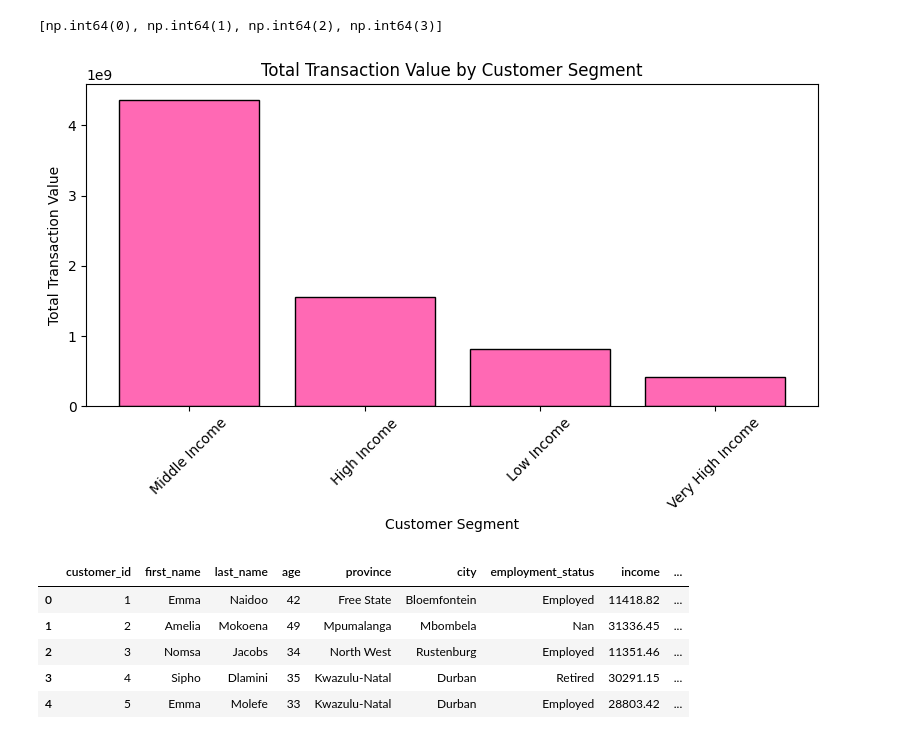
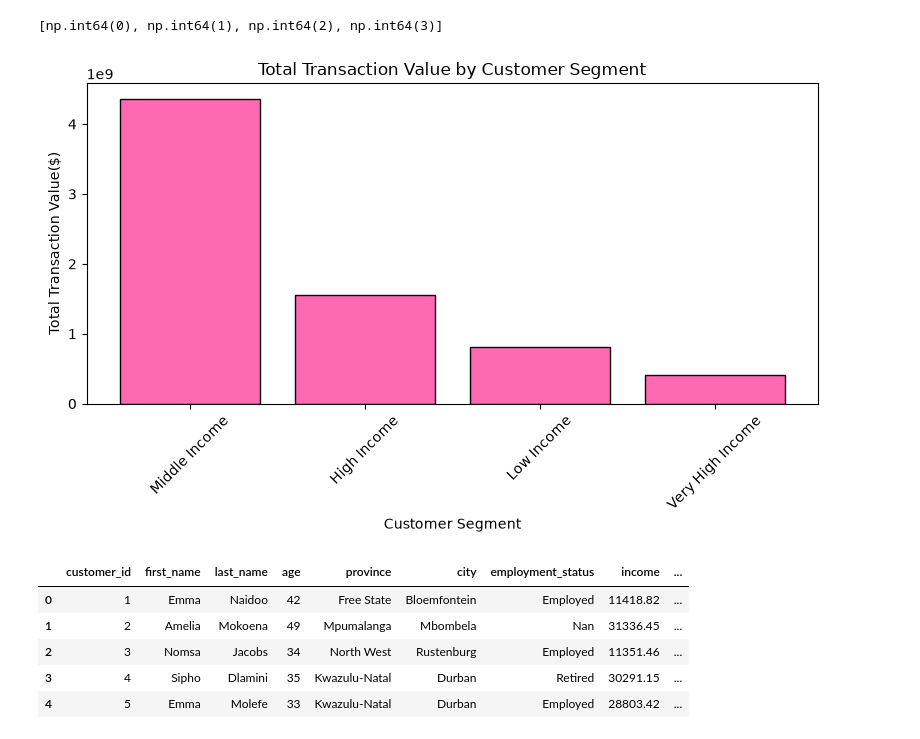
Before and after one commit to akonamajongile-a11y/bankguard, a Jupyter notebook: notebooks/Siziphiwe_bankguard.ipynb, the cells around one changed output. Saved outputs shown, nothing was run; the diff lists cells and outputs as text; code cells hidden in the pictures.

```diff
--- a/notebooks/Siziphiwe_bankguard.ipynb
+++ b/notebooks/Siziphiwe_bankguard.ipynb
@@ -711,7 +709,7 @@ Highest transaction activity: 36-45
 # %%
 import pandas as pd
 
-customers = pd.read_csv("data/final/customers_final.csv")
+customers = pd.read_csv("../data/final/customers_final.csv")
 customers
 # %% [output]
 |  | customer_id | first_name | last_name | age | province | city | employment_status | income | ... |
@@ -795,24 +793,24 @@ g
 # %%
 import matplotlib.pyplot as plt
 
 # Create bar graph
 plt.figure(figsize=(8, 5))
 plt.bar(
 segment_value['customer_segment'],
 segment_value['cus_total_trans_val'],
 color='hotpink', edgecolor='black'
 )
 
 # Formatting
 plt.title('Total Transaction Value by Customer Segment')
 plt.xlabel('Customer Segment')
-plt.ylabel('Total Transaction Value')
+plt.ylabel('Total Transaction Value($)')
 
 plt.xticks(rotation=45)
 plt.tight_layout()
 plt.show()
 # %% [output]
-[figure, old version]
+[figure, new version]
 # %%
 customers.to_csv("customer_final.csv", index=False)
 # %%
```
Also changed, not shown: parts of 23 cells of this notebook, 5 other files.
